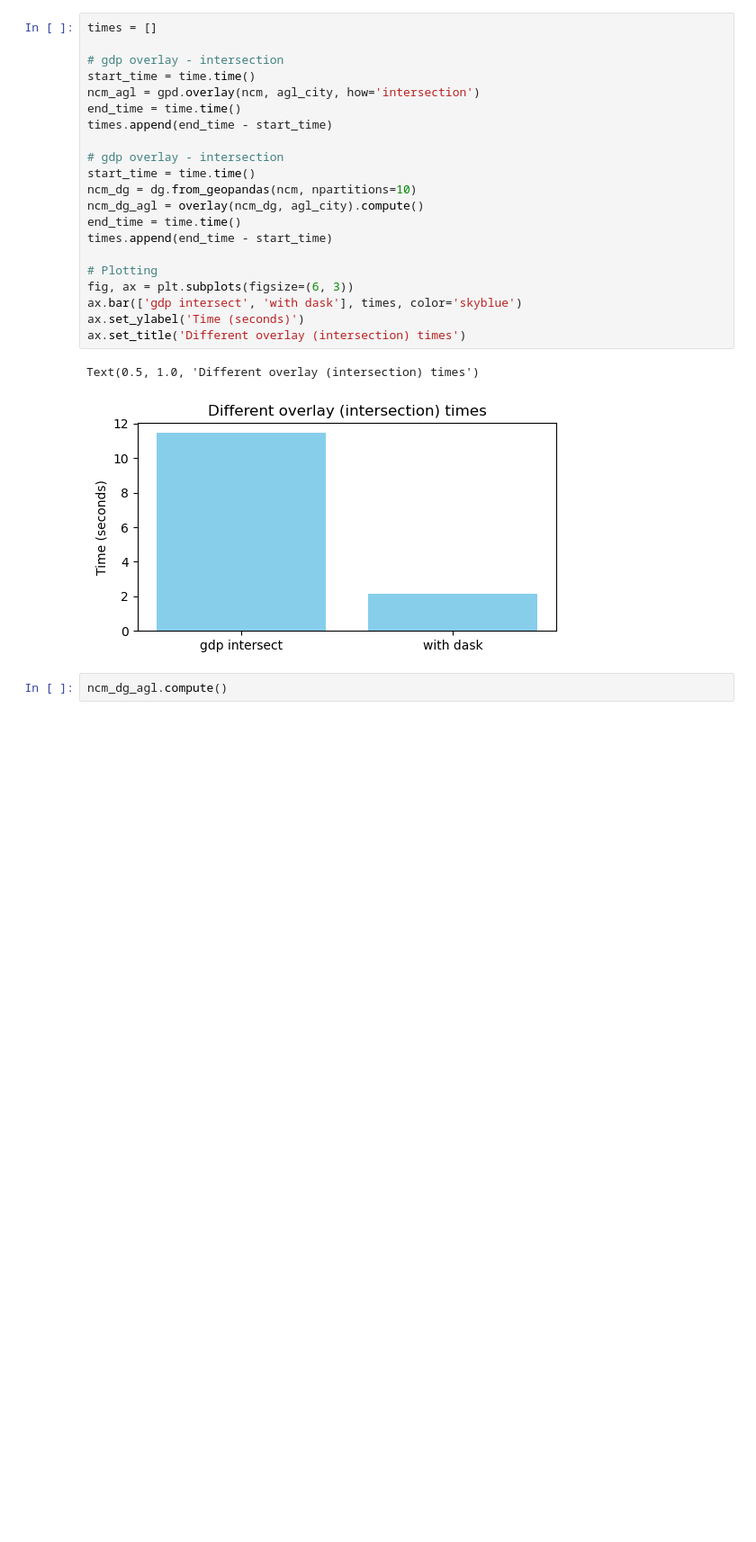
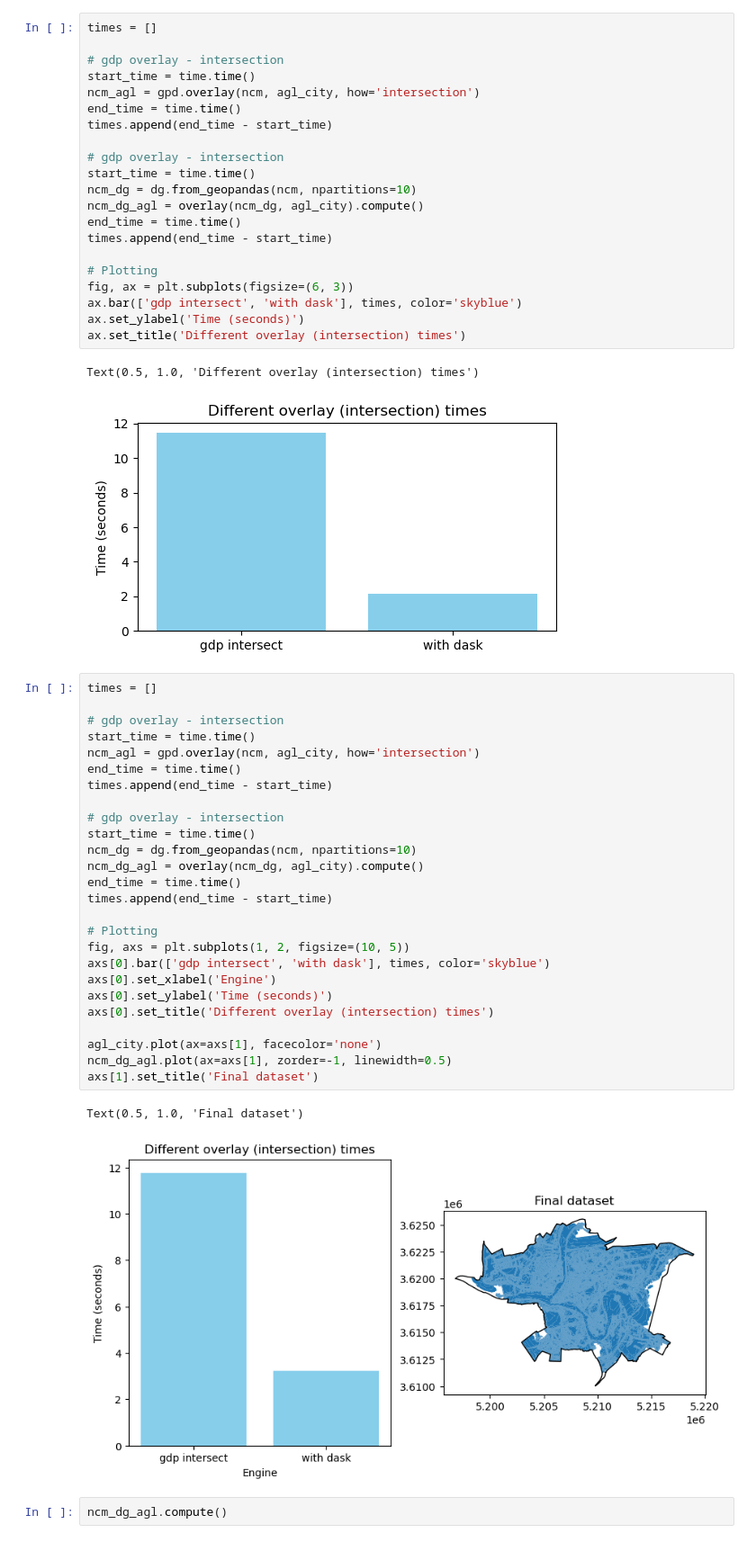
Before and after one commit to ubachr/GQA, a Jupyter notebook: dev/testBDX_simpl_geom.ipynb, the cells around one changed output. Shown at 90% size. Saved outputs shown, nothing was run; the diff lists cells and outputs as text; blank space fills up the shorter version.

```diff
--- a/dev/testBDX_simpl_geom.ipynb
+++ b/dev/testBDX_simpl_geom.ipynb
@@ -410,6 +410,35 @@ ax.set_title('Different overlay (intersection) times')
 # %% [output]
 Text(0.5, 1.0, 'Different overlay (intersection) times')
 [figure]
+# %%
+times = []
+
+# gdp overlay - intersection
+start_time = time.time()
+ncm_agl = gpd.overlay(ncm, agl_city, how='intersection')
+end_time = time.time()
+times.append(end_time - start_time)
+
+# gdp overlay - intersection
+start_time = time.time()
+ncm_dg = dg.from_geopandas(ncm, npartitions=10)
+ncm_dg_agl = overlay(ncm_dg, agl_city).compute()
+end_time = time.time()
+times.append(end_time - start_time)
+
+# Plotting
+fig, axs = plt.subplots(1, 2, figsize=(10, 5))
+axs[0].bar(['gdp intersect', 'with dask'], times, color='skyblue')
+axs[0].set_xlabel('Engine')
+axs[0].set_ylabel('Time (seconds)')
+axs[0].set_title('Different overlay (intersection) times')
+
+agl_city.plot(ax=axs[1], facecolor='none')
+ncm_dg_agl.plot(ax=axs[1], zorder=-1, linewidth=0.5)
+axs[1].set_title('Final dataset')
+# %% [output]
+Text(0.5, 1.0, 'Final dataset')
+[figure, added]
 # %%
 ncm_dg_agl.compute()
 # %% [output]
```
Also changed, not shown: parts of 1 cell of this notebook, 3 other files.
